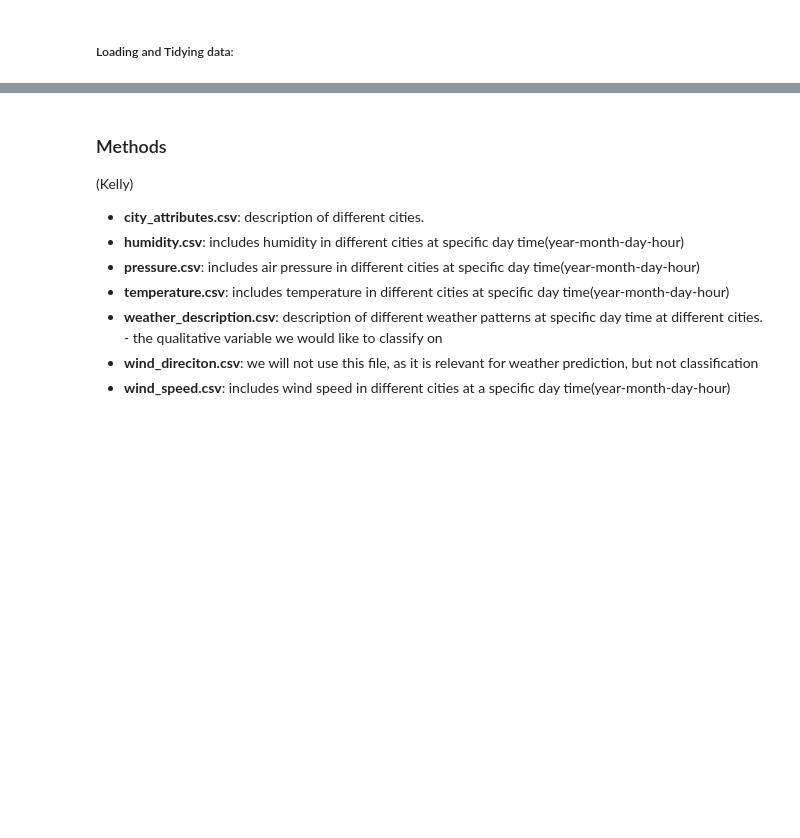
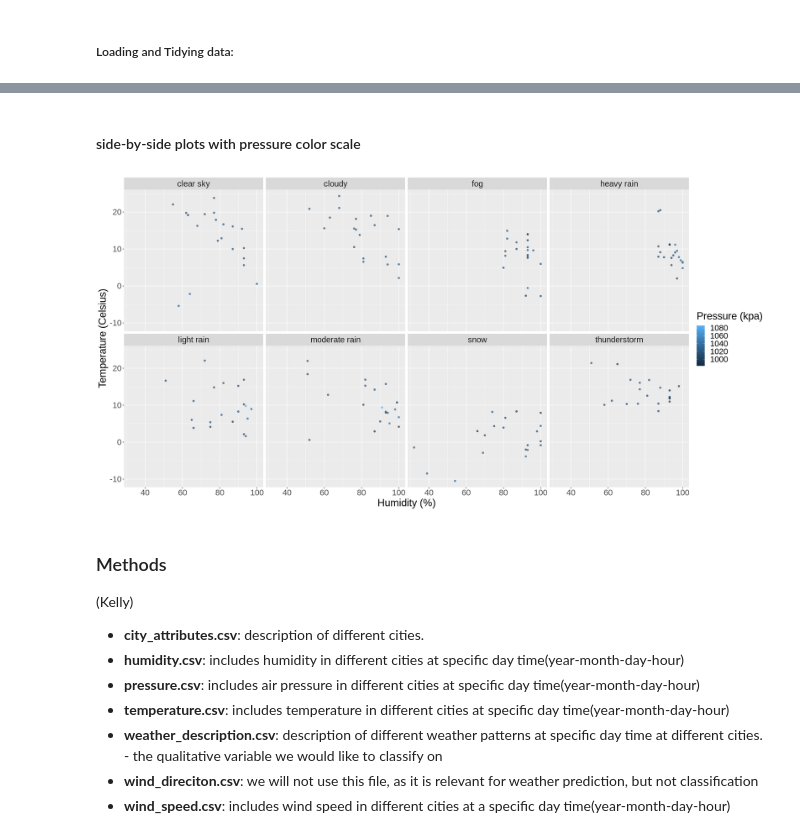
Before and after one commit to StuartLiv/DSCI100Group, a Jupyter notebook: proposal.ipynb, the cells around one changed output, grey strips where cells are left out. Saved outputs shown, nothing was run; the diff lists cells and outputs as text; code cells hidden in the pictures; blank space fills up the shorter version.

```diff
--- a/proposal.ipynb
+++ b/proposal.ipynb
@@ -74,3 +159,19 @@ weather_data = weather_data_verbose %>%
+# %% [markdown]
+#### side-by-side plots with pressure color scale
+# %%
+options(repr.plot.width = 20, repr.plot.height = 10)
+
+weather_data_plot_fct <- rbind_data %>%
+  ggplot(aes(x = humidity.pct, y = temperature.c, colour = pressure.kpa)) +
+  geom_point(alpha = 0.7) +
+  labs(x = "Humidity (%)",
+       y = "Temperature (Celsius)",
+       color = "Pressure (kpa)") +
+  facet_wrap(~ factor(description, levels = c("clear sky", "cloudy", "fog", "heavy rain", "light rain", "moderate rain", "snow", "thunderstorm")), ncol = 4) +
+  theme(text = element_text(size = 22))
+weather_data_plot_fct
+# %% [output]
+[figure, added]
 # %% [markdown]
 ### Methods
 
```
Also changed, not shown: parts of 11 cells of this notebook, 1 other file.
